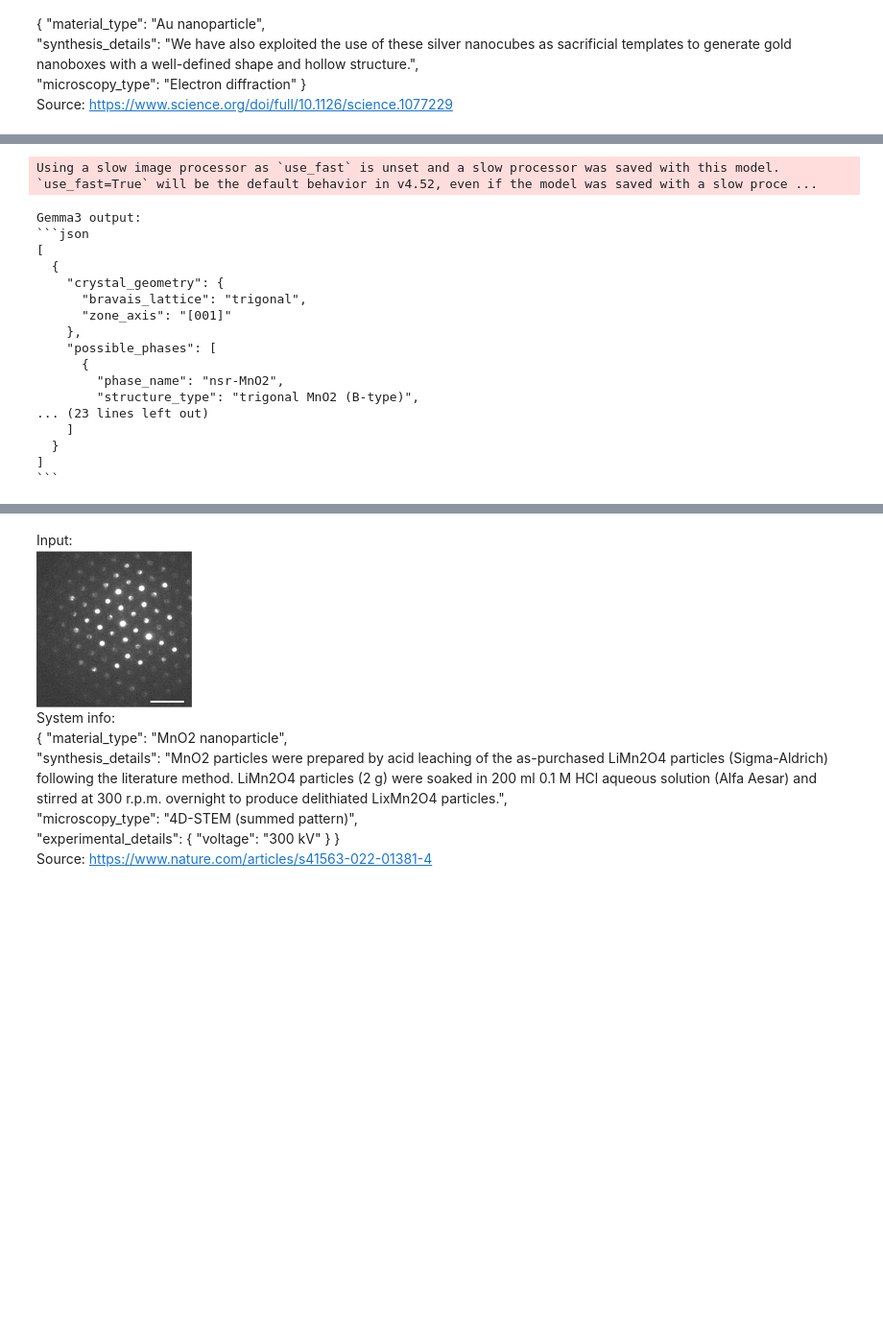
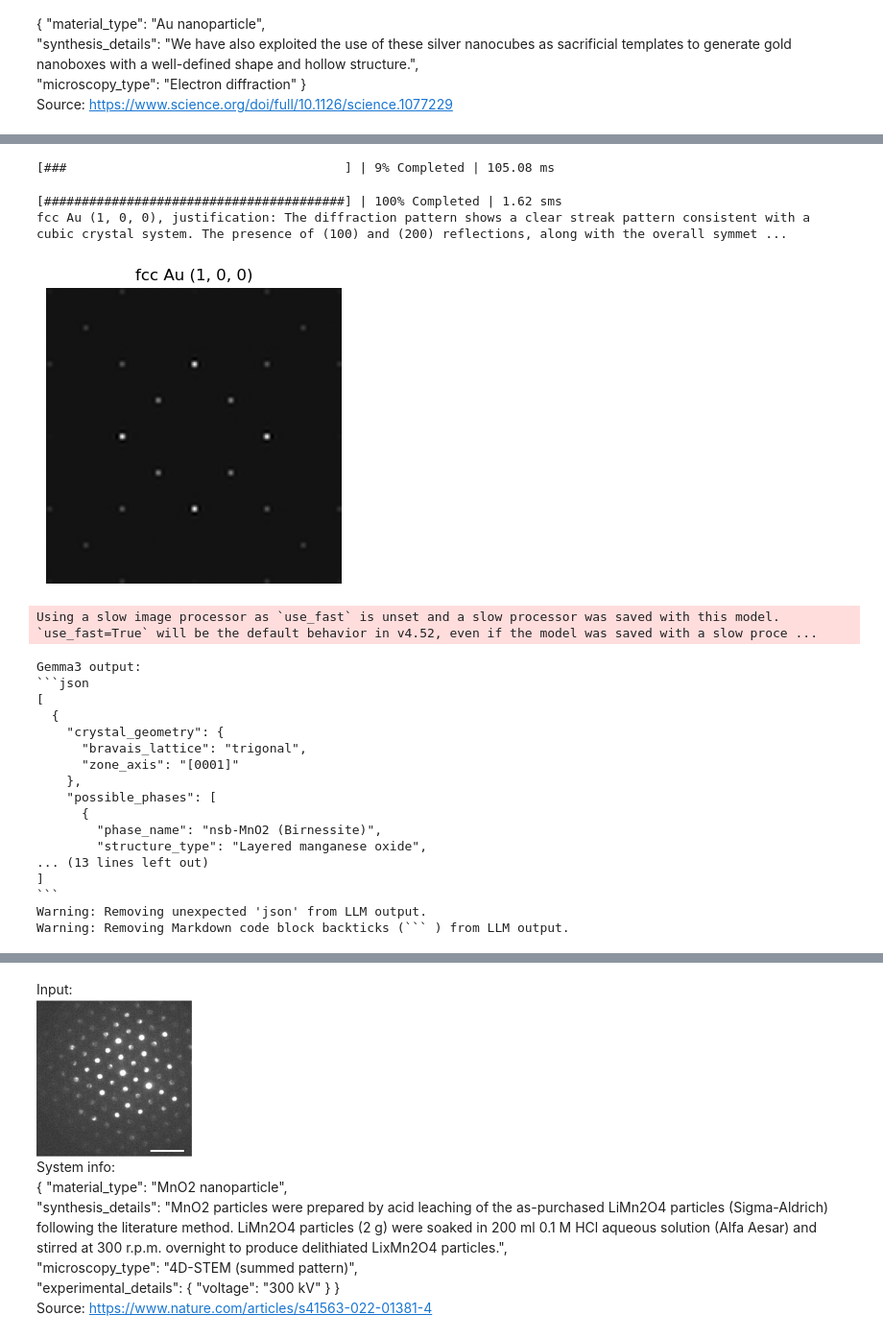
Before and after one commit to lanceyao-research/SciLinkLLM, a Jupyter notebook: ED_example.ipynb, the cells around one changed output, grey strips where cells are left out. Shown: that part at 96% size. Cells and saved outputs as stored; diff of their text form; code cells hidden in the pictures; blank space fills up the shorter version.

````diff
--- a/ED_example.ipynb
+++ b/ED_example.ipynb
@@ -72,0 +131,3 @@ Source: https://www.science.org/doi/full/10.1126/science.1077229
+# %%
+analysis_agent = AnalysisAgent(model_name=config.ANALYSIS_AGENT_MODEL, fft_nmf_settings=config.FFT_NMF_SETTINGS)
+result_json = analysis_agent._analyze_diffraction_base(config.IMAGE_PATH, system_info=config.SYSTEM_INFO, instruction_prompt = DIFFRACTION_ANALYSIS_INSTRUCTIONS)
@@ -73,6 +167,25 @@ Source: https://www.science.org/doi/full/10.1126/science.1077229
+# %%
+for json_i in result_json:
+    crystal = json_i['crystal_geometry']
+    zone_axis = crystal['zone_axis']
+    zone_axis = tuple(int(ch) for ch in zone_axis.strip("[]"))
+    phases = json_i['possible_phases']
+    for phase in phases:
+        cif_string = phase['cif_description']
+        I = calc_diffration_pattern(cif_string, zone_axis)
+        f,ax = plt.subplots(figsize = (4,4))
+        ax.imshow(I,cmap = 'gray')
+        ax.set_axis_off()
+        ax.set_title(phase["structure_type"] + ' ' + str(zone_axis))
+        print(phase["structure_type"] + ' ' + str(zone_axis) + ', justification: '+ phase['justification'])
+# %% [output]
+[###                                     ] | 9% Completed | 105.08 ms
+[########################################] | 100% Completed | 1.62 sms
+fcc Au (1, 0, 0), justification: The diffraction pattern shows a clear streak pattern consistent with a cubic crystal system. The presence of (100) and (200) reflections, along with the overall symmet ...
+[figure, added]
 # %%
 analysis_agent = AnalysisAgent(model_name=config.ANALYSIS_AGENT_MODEL, fft_nmf_settings=config.FFT_NMF_SETTINGS)
-analysis_agent._analyze_diffraction_base(config.IMAGE_PATH, system_info=config.SYSTEM_INFO, instruction_prompt = DIFFRACTION_ANALYSIS_INSTRUCTIONS)
+result_json = analysis_agent._analyze_diffraction_base(config.IMAGE_PATH, system_info=config.SYSTEM_INFO, instruction_prompt = DIFFRACTION_ANALYSIS_INSTRUCTIONS)
 # %% [output]
 Using a slow image processor as `use_fast` is unset and a slow processor was saved with this model. `use_fast=True` will be the default behavior in v4.52, even if the model was saved with a slow proce ...
 Gemma3 output:
@@ -81,14 +194,14 @@ Gemma3 output:
   {
     "crystal_geometry": {
       "bravais_lattice": "trigonal",
-      "zone_axis": "[001]"
+      "zone_axis": "[0001]"
     },
     "possible_phases": [
       {
-        "phase_name": "nsr-MnO2",
-        "structure_type": "trigonal MnO2 (B-type)",
-... (23 lines left out)
-    ]
-  }
+        "phase_name": "nsb-MnO2 (Birnessite)",
+        "structure_type": "Layered manganese oxide",
+... (13 lines left out)
 ]
 ```
+Warning: Removing unexpected 'json' from LLM output.
+Warning: Removing Markdown code block backticks (``` ) from LLM output.
````
Also changed, not shown: parts of 9 cells of this notebook.
